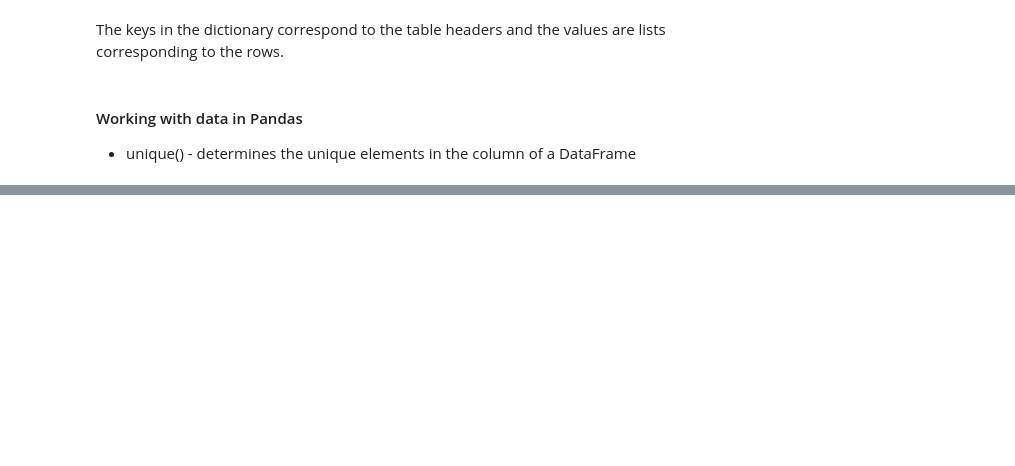
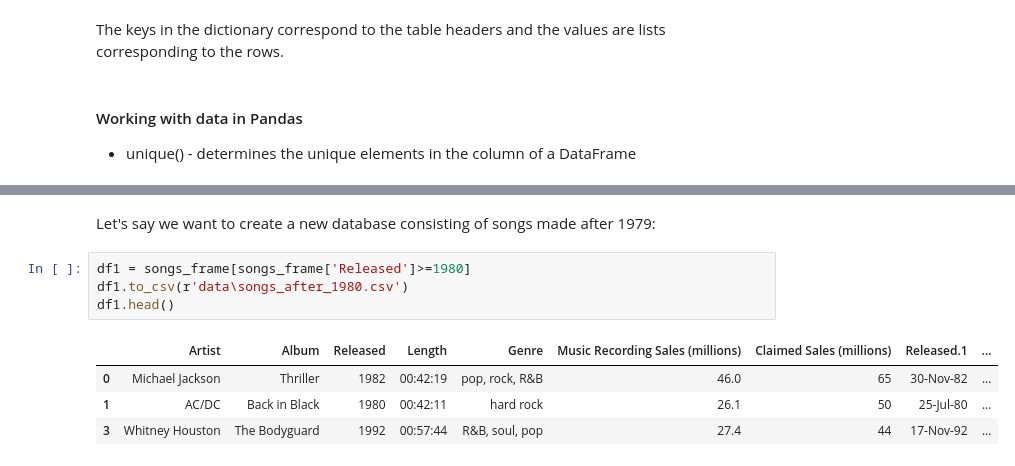
Before and after one commit to Forcystus91/IBM-Data-Science, a Jupyter notebook: Module_4/notes.ipynb, the cells around one changed output, grey strips where cells are left out. Cells and saved outputs as stored; diff of their text form; blank space fills up the shorter version.

```diff
--- a/Module_4/notes.ipynb
+++ b/Module_4/notes.ipynb
@@ -140,0 +147,11 @@ array([1982, 1980, 1973, 1992, 1977], dtype=int64)
+# %% [markdown]
+Let's say we want to create a new database consisting of songs made after 1979:
+# %%
+df1 = songs_frame[songs_frame['Released']>=1980]
+df1.to_csv(r'data\songs_after_1980.csv')
+df1.head()
+# %% [output]
+|  | Artist | Album | Released | Length | Genre | Music Recording Sales (millions) | Claimed Sales (millions) | Released.1 | ... |
+| 0 | Michael Jackson | Thriller | 1982 | 00:42:19 | pop, rock, R&B | 46.0 | 65 | 30-Nov-82 | ... |
+| 1 | AC/DC | Back in Black | 1980 | 00:42:11 | hard rock | 26.1 | 50 | 25-Jul-80 | ... |
+| 3 | Whitney Houston | The Bodyguard | 1992 | 00:57:44 | R&B, soul, pop | 27.4 | 44 | 17-Nov-92 | ... |
```
Also changed, not shown: parts of 57 cells of this notebook, 21 other files.
